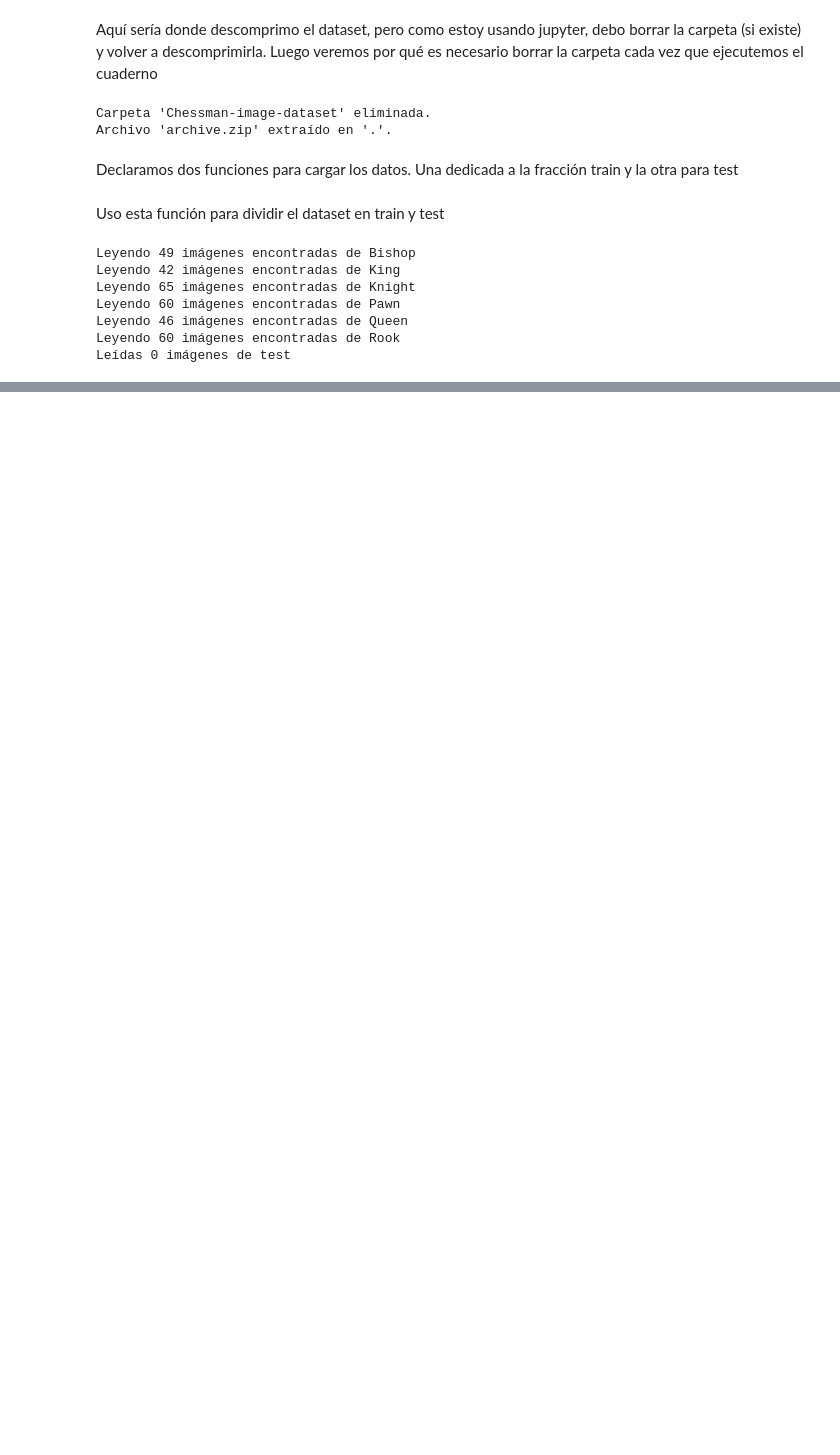
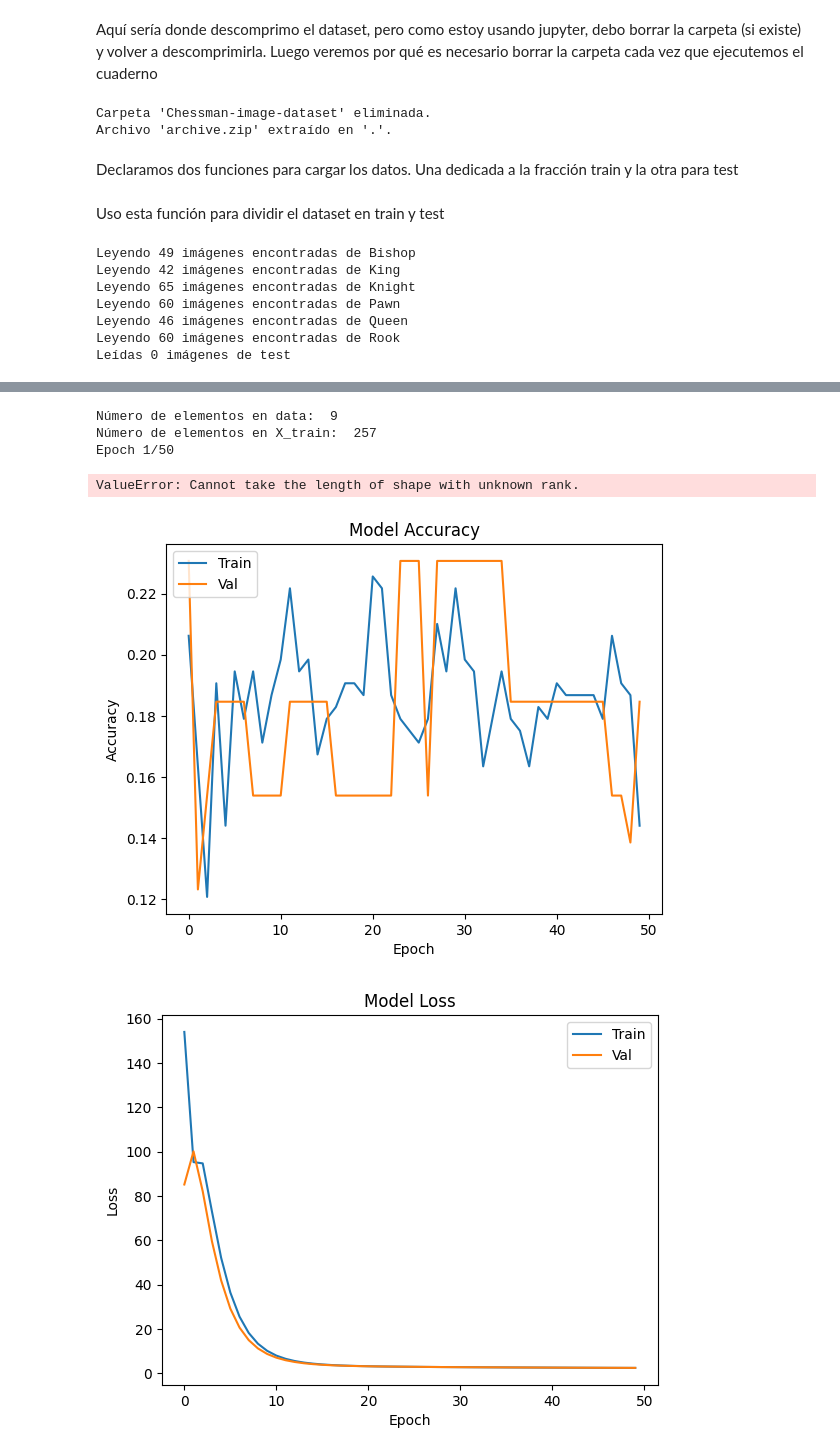
Before and after one commit to Javiert54/bigData, a Jupyter notebook: 1CEIABDTA - 7RO/Programación de Inteligencia Artificial/TAREA 6 CNN (Chess Data Set)/chessRecognizer.ipynb, the cells around one changed output, grey strips where cells are left out. Cells and saved outputs as stored; diff of their text form; code cells hidden in the pictures; blank space fills up the shorter version.

```diff
--- a/1CEIABDTA - 7RO/Programación de Inteligencia Artificial/TAREA 6 CNN (Chess Data Set)/chessRecognizer.ipynb
+++ b/1CEIABDTA - 7RO/Programación de Inteligencia Artificial/TAREA 6 CNN (Chess Data Set)/chessRecognizer.ipynb
@@ -230 +247,41 @@ Model: "sequential"
  Non-trainable params: 0 (0.00 B)
+# %%
+from keras.utils import to_categorical
+
+# Ensure y_train and y_val are one-hot encoded
+y_train = to_categorical(y_train, num_classes)
+y_val = to_categorical(y_val, num_classes)
+data = datagen.flow(X_train, y_train, batch_size=32)
+print("Número de elementos en data: ",len(data))
+print("Número de elementos en X_train: ",len(X_train))
+history = model.fit(X_train, y_train, epochs=50, validation_data=(X_val, y_val))
+# %% [output]
+Número de elementos en data:  9
+Número de elementos en X_train:  257
+Epoch 1/50
+ValueError: Cannot take the length of shape with unknown rank.
+# %%
+def plot_acc(history, title="Model Accuracy"):
+    """Imprime una gráfica mostrando la accuracy por epoch obtenida en un entrenamiento"""
+    plt.plot(history.history['accuracy'])
+    plt.plot(history.history['val_accuracy'])
+    plt.title(title)
+    plt.ylabel('Accuracy')
+    plt.xlabel('Epoch')
+    plt.legend(['Train', 'Val'], loc='upper left')
+    plt.show()
+
+def plot_loss(history, title="Model Loss"):
+    """Imprime una gráfica mostrando la pérdida por epoch obtenida en un entrenamiento"""
+    plt.plot(history.history['loss'])
+    plt.plot(history.history['val_loss'])
+    plt.title(title)
+    plt.ylabel('Loss')
+    plt.xlabel('Epoch')
+    plt.legend(['Train', 'Val'], loc='upper right')
+    plt.show()
+plot_acc(history)
+plot_loss(history)
+# %% [output]
+[figure, added]
+[figure, added]
```
Also changed, not shown: parts of 7 cells of this notebook.
